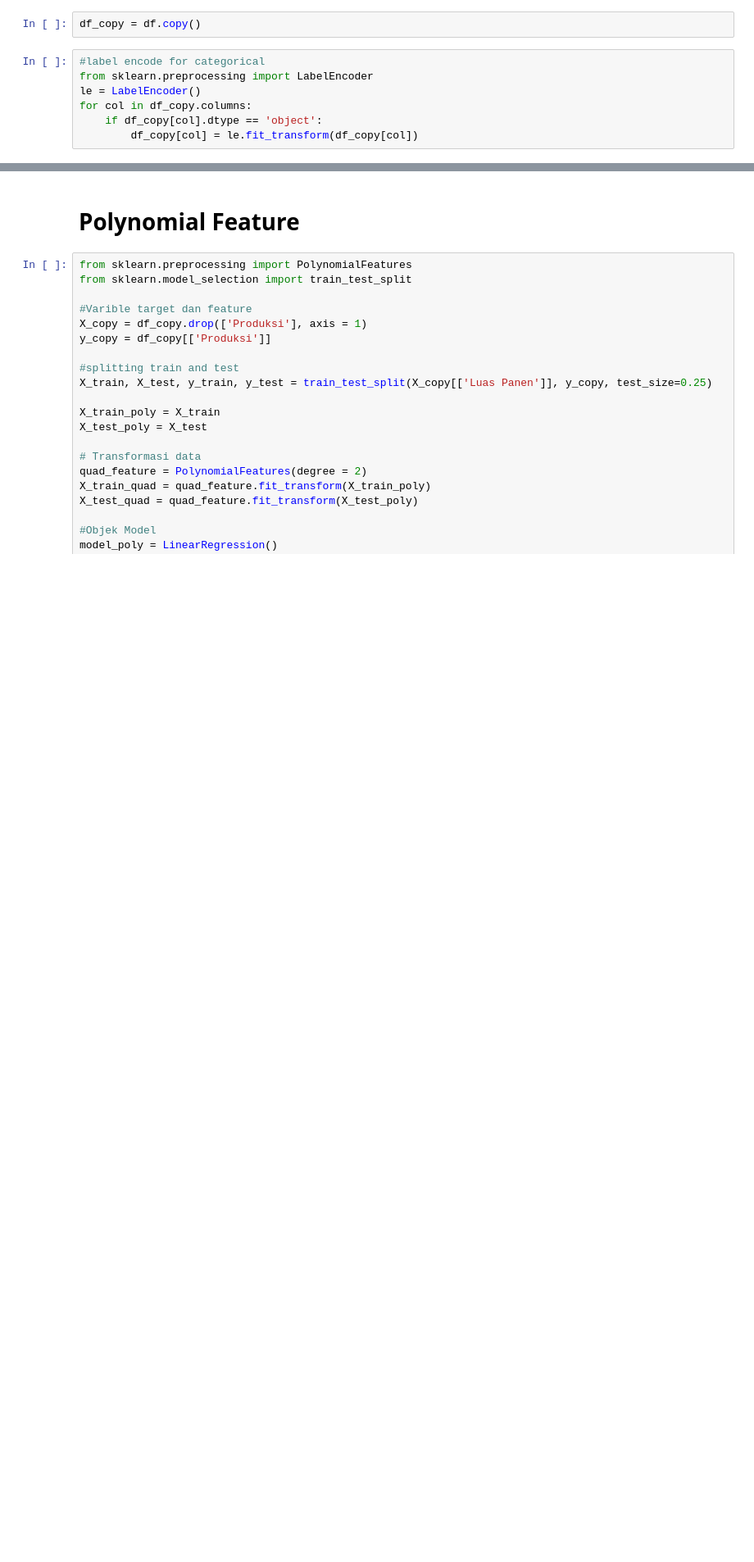
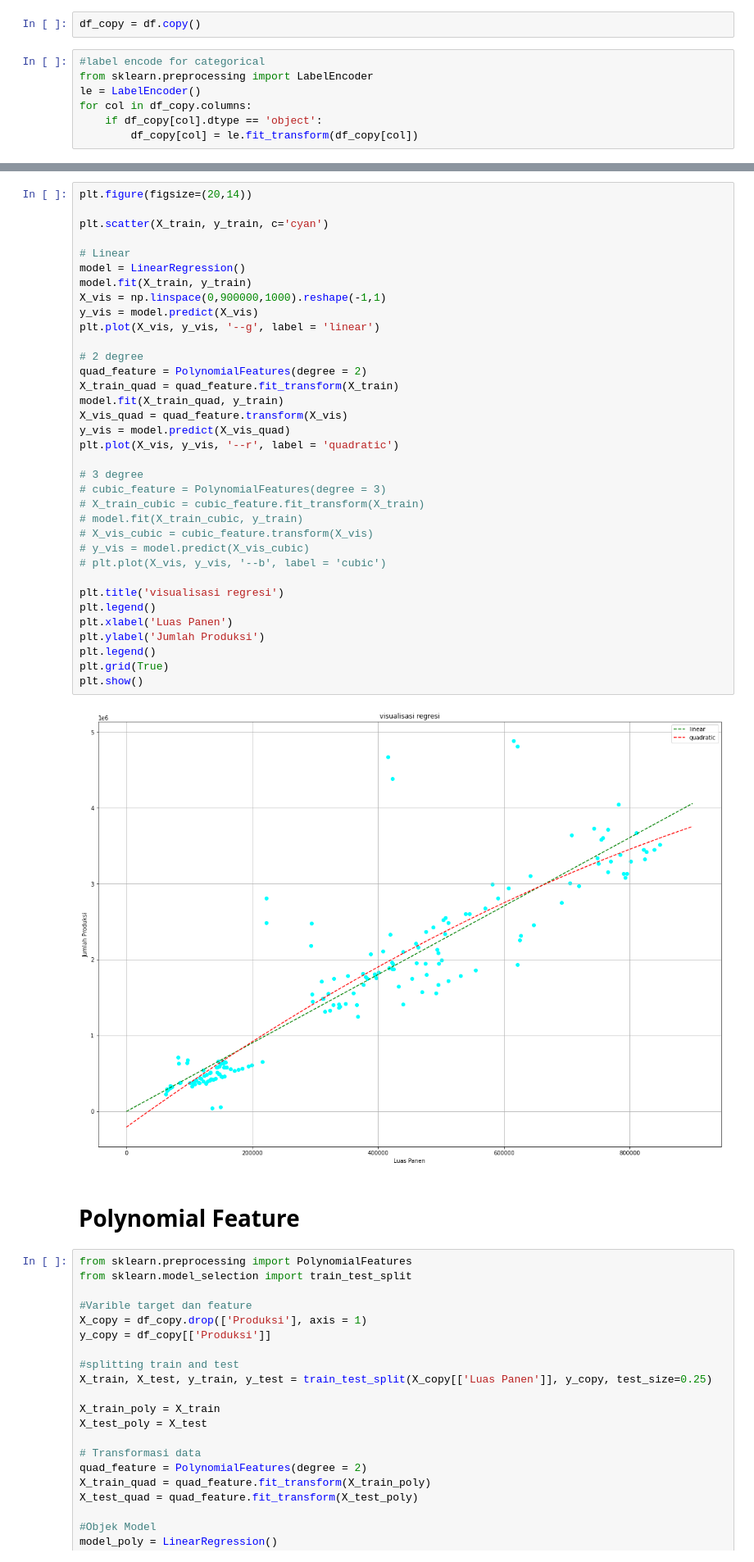
Before and after one commit to Afitr06/machine_learning, a Jupyter notebook: Linear Regression.ipynb, the cells around one changed output, grey strips where cells are left out. Shown: that part at 82% size. Drawn from its saved outputs; the diff is of its cells as text; blank space fills up the shorter version.

```diff
--- a/Linear Regression.ipynb
+++ b/Linear Regression.ipynb
@@ -209,3 +209,40 @@ r2 score 0.7880295796697503
+# %%
+plt.figure(figsize=(20,14))
+
+plt.scatter(X_train, y_train, c='cyan')
+
+# Linear
+model = LinearRegression()
+model.fit(X_train, y_train)
+X_vis = np.linspace(0,900000,1000).reshape(-1,1)
+y_vis = model.predict(X_vis)
+plt.plot(X_vis, y_vis, '--g', label = 'linear')
+
+# 2 degree
+quad_feature = PolynomialFeatures(degree = 2)
+X_train_quad = quad_feature.fit_transform(X_train)
+model.fit(X_train_quad, y_train)
+X_vis_quad = quad_feature.transform(X_vis)
+y_vis = model.predict(X_vis_quad)
+plt.plot(X_vis, y_vis, '--r', label = 'quadratic')
+
+# 3 degree
+# cubic_feature = PolynomialFeatures(degree = 3)
+# X_train_cubic = cubic_feature.fit_transform(X_train)
+# model.fit(X_train_cubic, y_train)
+# X_vis_cubic = cubic_feature.transform(X_vis)
+# y_vis = model.predict(X_vis_cubic)
+# plt.plot(X_vis, y_vis, '--b', label = 'cubic')
+
+plt.title('visualisasi regresi')
+plt.legend()
+plt.xlabel('Luas Panen')
+plt.ylabel('Jumlah Produksi')
+plt.legend()
+plt.grid(True)
+plt.show()
+# %% [output]
+[figure, added]
 # %% [markdown]
 # Polynomial Feature
 # %%
```
Also changed, not shown: parts of 6 cells of this notebook.
